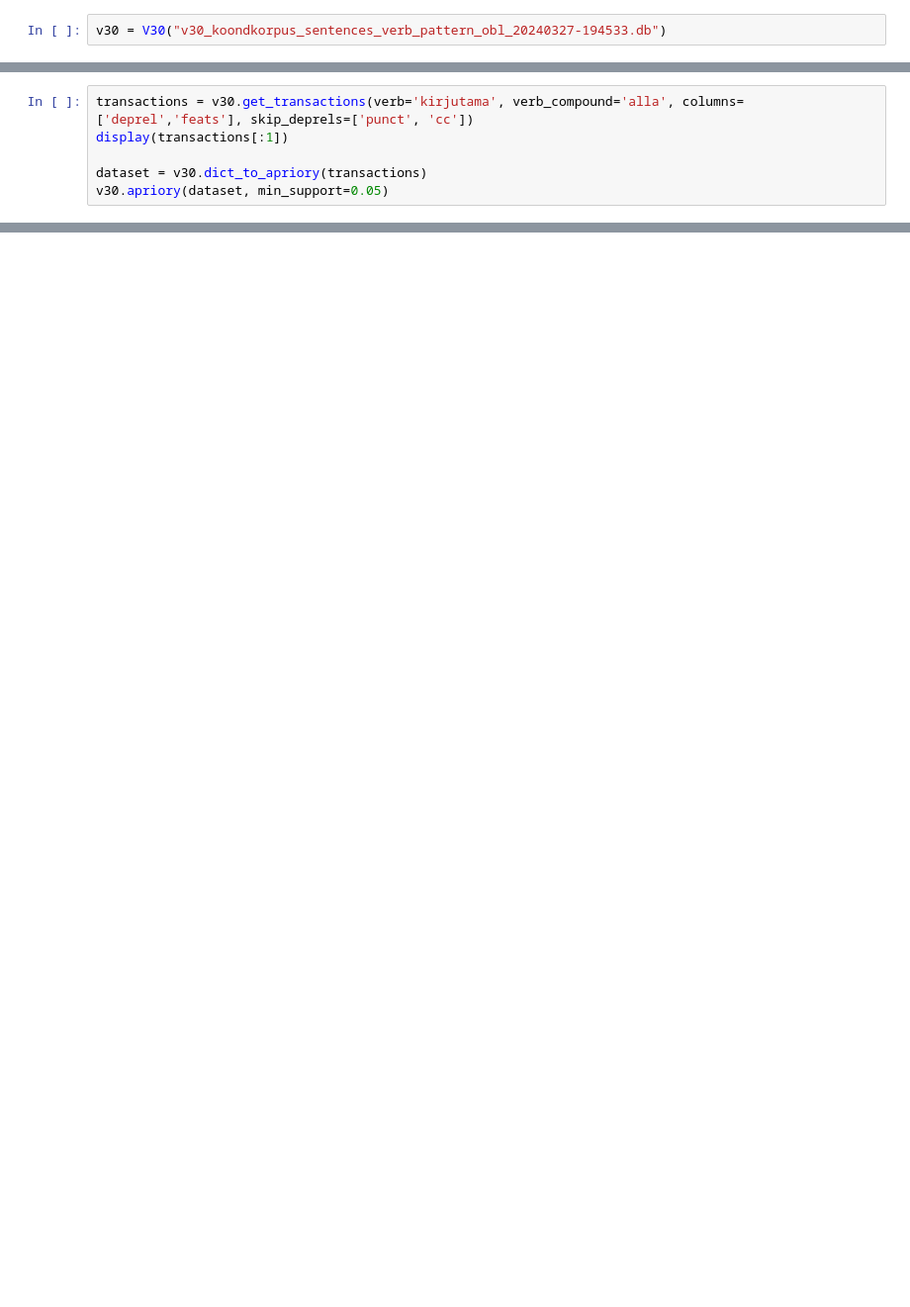
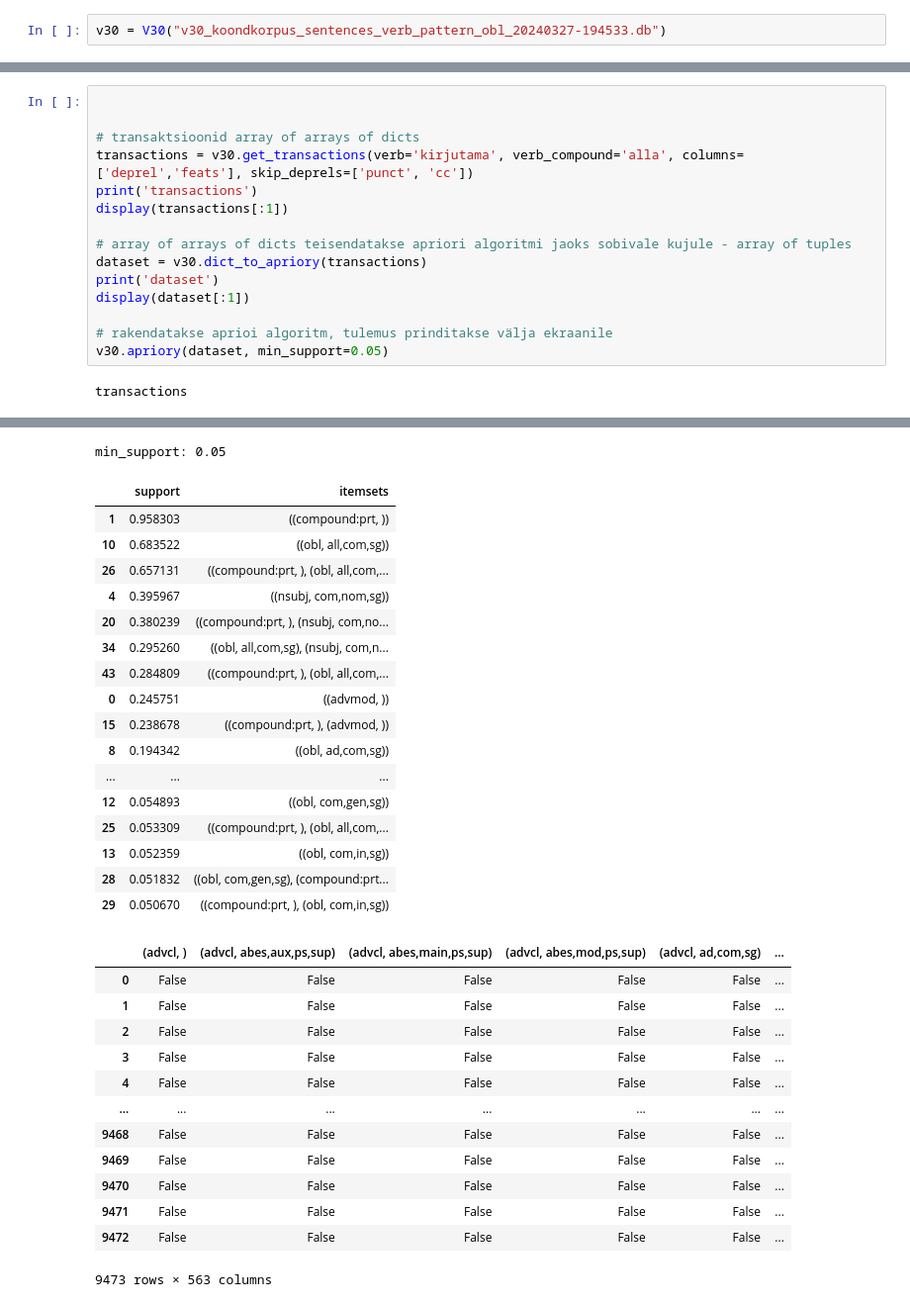
Before and after one commit to estnltk/syntax_experiments, a Jupyter notebook: v30_verb_transactions/sql_examples.ipynb, the cells around one changed output, grey strips where cells are left out. Shown at 99% size. Drawn from its saved outputs; the diff is of its cells as text; blank space fills up the shorter version.

```diff
--- a/v30_verb_transactions/sql_examples.ipynb
+++ b/v30_verb_transactions/sql_examples.ipynb
@@ -148,6 +204,17 @@ v30 = V30("v30_koondkorpus_sentences_verb_pattern_obl_20240327-194533.db")
 # %%
+
+
+# transaktsioonid array of arrays of dicts
 transactions = v30.get_transactions(verb='kirjutama', verb_compound='alla', columns=['deprel','feats'], skip_deprels=['punct', 'cc'])
+print('transactions')
 display(transactions[:1])
 
+# array of arrays of dicts teisendatakse apriori algoritmi jaoks sobivale kujule - array of tuples
 dataset = v30.dict_to_apriory(transactions)
+print('dataset')
+display(dataset[:1])
+
+# rakendatakse aprioi algoritm, tulemus prinditakse välja ekraanile
 v30.apriory(dataset, min_support=0.05)
+# %% [output]
+transactions
@@ -153,0 +230,31 @@ v30.apriory(dataset, min_support=0.05)
+min_support: 0.05
+|  | support | itemsets |
+| 1 | 0.958303 | ((compound:prt, )) |
+| 10 | 0.683522 | ((obl, all,com,sg)) |
+| 26 | 0.657131 | ((compound:prt, ), (obl, all,com,... |
+| 4 | 0.395967 | ((nsubj, com,nom,sg)) |
+| 20 | 0.380239 | ((compound:prt, ), (nsubj, com,no... |
+| 34 | 0.295260 | ((obl, all,com,sg), (nsubj, com,n... |
+| 43 | 0.284809 | ((compound:prt, ), (obl, all,com,... |
+| 0 | 0.245751 | ((advmod, )) |
+| 15 | 0.238678 | ((compound:prt, ), (advmod, )) |
+| 8 | 0.194342 | ((obl, ad,com,sg)) |
+| ... | ... | ... |
+| 12 | 0.054893 | ((obl, com,gen,sg)) |
+| 25 | 0.053309 | ((compound:prt, ), (obl, all,com,... |
+| 13 | 0.052359 | ((obl, com,in,sg)) |
+| 28 | 0.051832 | ((obl, com,gen,sg), (compound:prt... |
+| 29 | 0.050670 | ((compound:prt, ), (obl, com,in,sg)) |
+|  | (advcl, ) | (advcl, abes,aux,ps,sup) | (advcl, abes,main,ps,sup) | (advcl, abes,mod,ps,sup) | (advcl, ad,com,sg) | ... |
+| 0 | False | False | False | False | False | ... |
+| 1 | False | False | False | False | False | ... |
+| 2 | False | False | False | False | False | ... |
+| 3 | False | False | False | False | False | ... |
+| 4 | False | False | False | False | False | ... |
+| ... | ... | ... | ... | ... | ... | ... |
+| 9468 | False | False | False | False | False | ... |
+| 9469 | False | False | False | False | False | ... |
+| 9470 | False | False | False | False | False | ... |
+| 9471 | False | False | False | False | False | ... |
+| 9472 | False | False | False | False | False | ... |
+9473 rows × 563 columns
```
Also changed, not shown: parts of 13 cells of this notebook.
